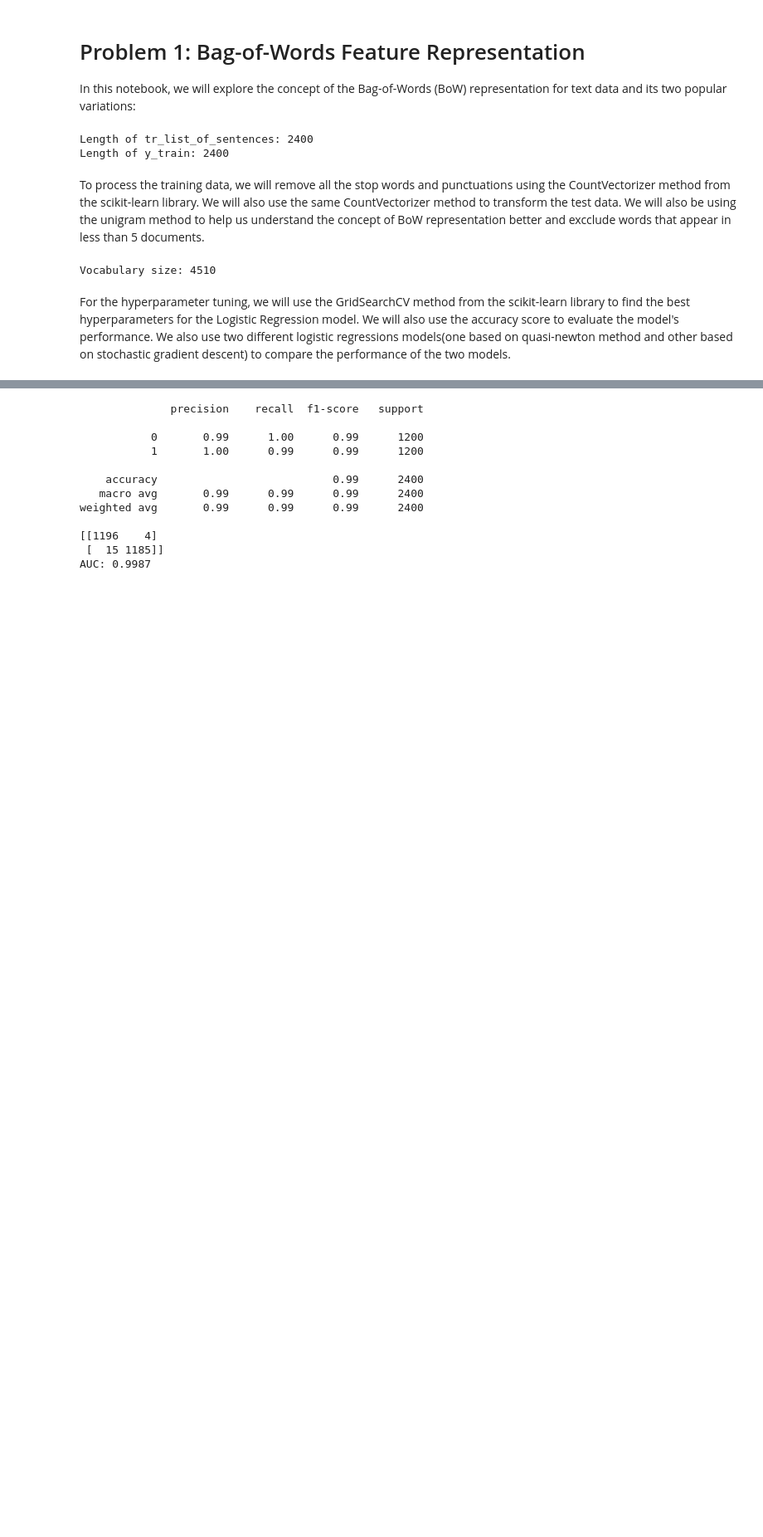
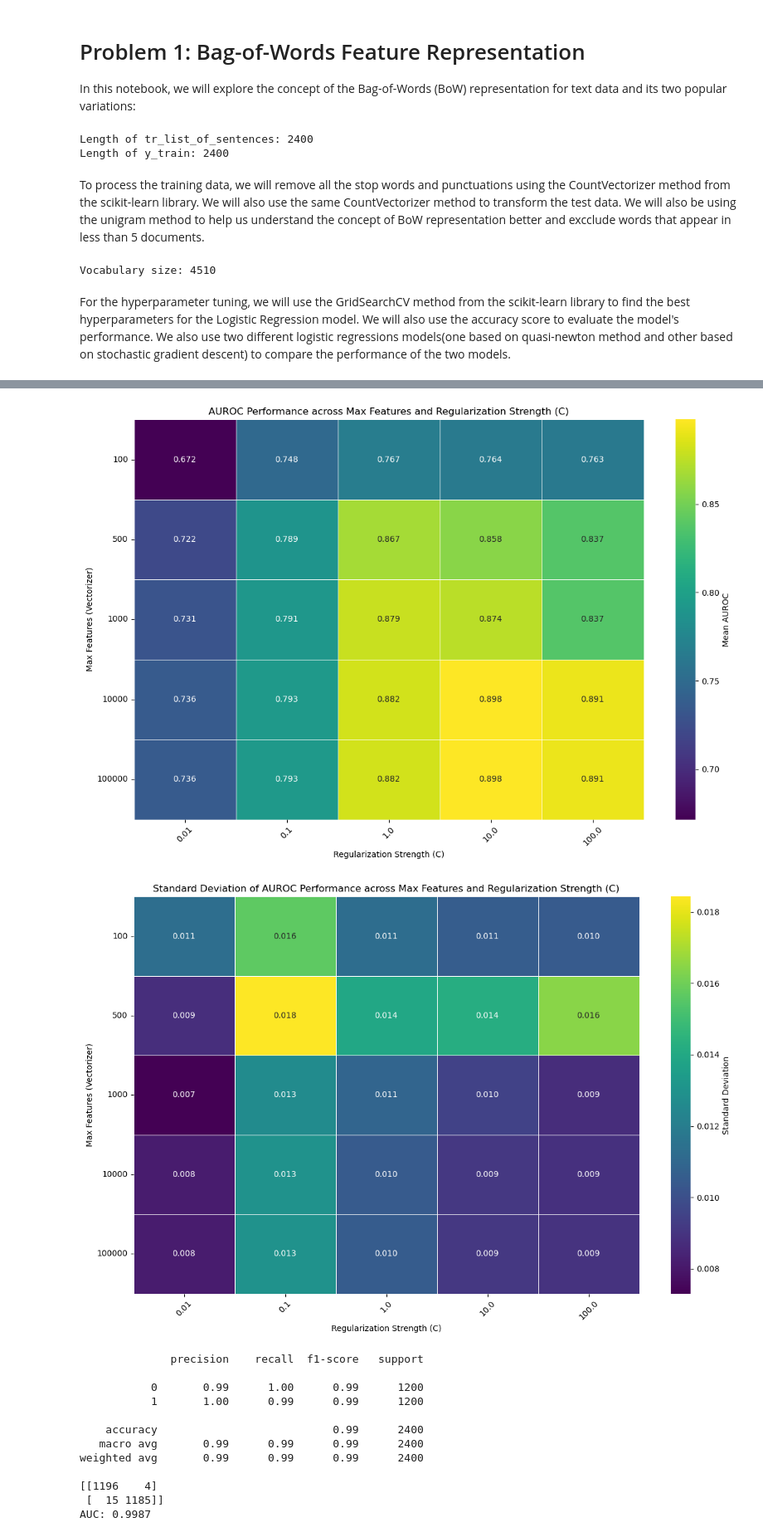
Before and after one commit to ManuP6789/cs135-24f-assignments, a Jupyter notebook: projectA/notebooks/problem_1_bag_of_words.ipynb, the cells around one changed output, grey strips where cells are left out. Shown: that part at 83% size. Saved outputs shown, nothing was run; the diff lists cells and outputs as text; code cells hidden in the pictures; blank space fills up the shorter version.

```diff
--- a/projectA/notebooks/problem_1_bag_of_words.ipynb
+++ b/projectA/notebooks/problem_1_bag_of_words.ipynb
@@ -114,3 +116,65 @@ Best cross-validation AUC:  0.90171875
+# %%
+import pandas as pd
+import seaborn as sns
+import matplotlib.pyplot as plt
+
+# Assuming results is already obtained from grid search
+results = grid_search.cv_results_
+
+# Create a DataFrame from the results
+results_df = pd.DataFrame(results)
+
+# Create a pivot table for heatmap
+heatmap_data = results_df.pivot_table(
+    index='param_vectorizer__max_features',
+    columns='param_classifier__C',
+    values='mean_test_score',
+    aggfunc='mean'
+)
+
+# Optional: You can also add standard deviation for uncertainty
+# Here, we can create a separate heatmap for std_test_score if needed
+std_heatmap_data = results_df.pivot_table(
+    index='param_vectorizer__max_features',
+    columns='param_classifier__C',
+    values='std_test_score',
+    aggfunc='mean'
+)
+
+# Create the heatmap
+plt.figure(figsize=(12, 8))
+sns.heatmap(heatmap_data, annot=True, fmt=".3f", cmap='viridis', cbar_kws={'label': 'Mean AUROC'},
+            linewidths=.5)
+
+# Customize the plot
+plt.title('AUROC Performance across Max Features and Regularization Strength (C)')
+plt.xlabel('Regularization Strength (C)')
+plt.ylabel('Max Features (Vectorizer)')
+plt.xticks(rotation=45)
+plt.yticks(rotation=0)
+plt.tight_layout()
+
+# Show the plot
+plt.show()
+
+# Create a separate heatmap for standard deviation if desired
+plt.figure(figsize=(12, 8))
+sns.heatmap(std_heatmap_data, annot=True, fmt=".3f", cmap='viridis', cbar_kws={'label': 'Standard Deviation'},
+            linewidths=.5)
+
+# Customize the standard deviation plot
+plt.title('Standard Deviation of AUROC Performance across Max Features and Regularization Strength (C)')
+plt.xlabel('Regularization Strength (C)')
+plt.ylabel('Max Features (Vectorizer)')
+plt.xticks(rotation=45)
+plt.yticks(rotation=0)
+plt.tight_layout()
+
+# Show the standard deviation plot
+plt.show()
+# %% [output]
+[figure, added]
+[figure, added]
 # %%
 y_pred = grid_search.best_estimator_.predict(X_train)
 
```
Also changed, not shown: parts of 4 cells of this notebook, 1 other file.
